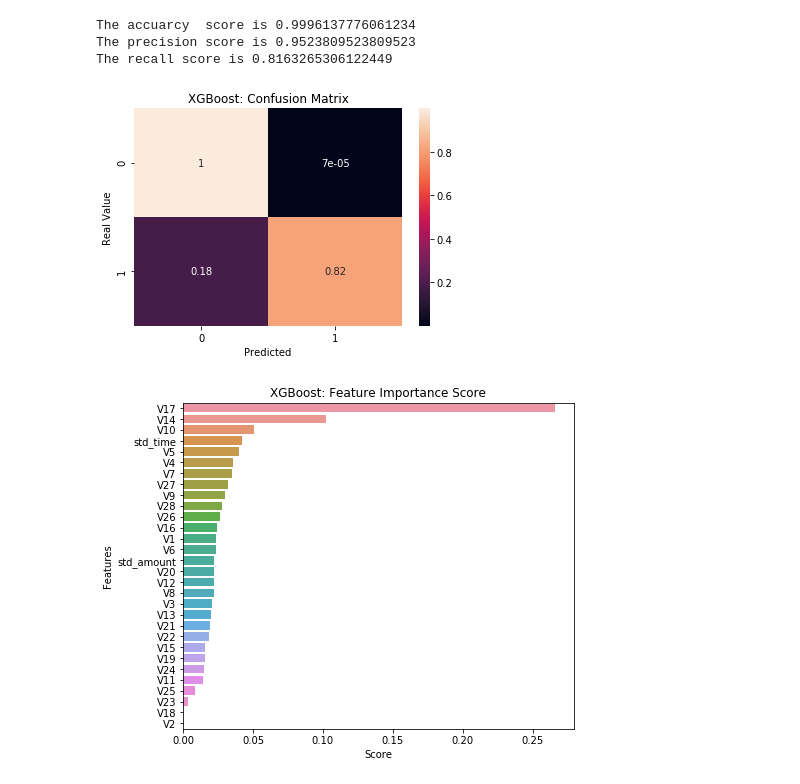
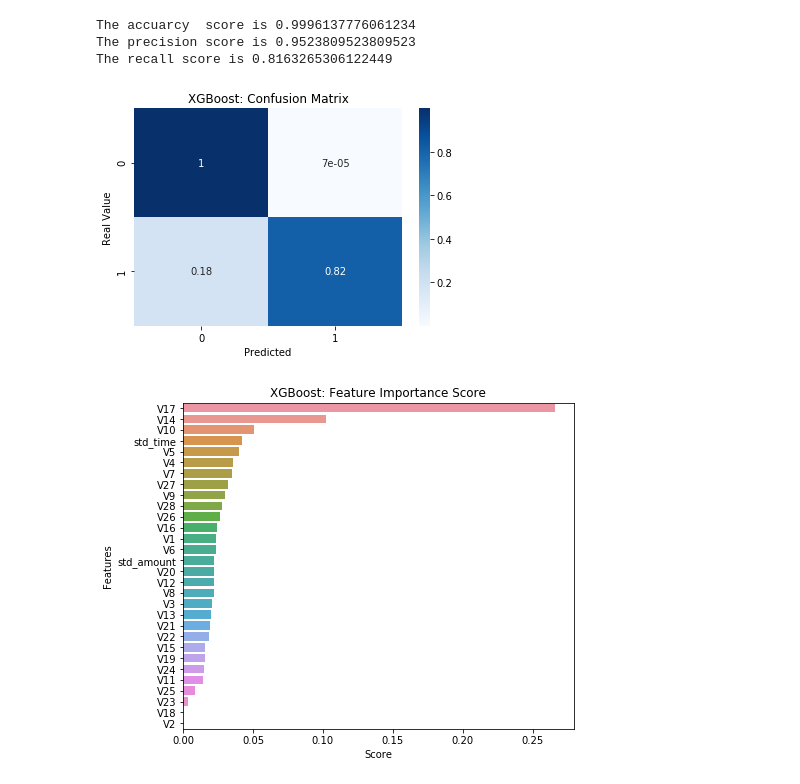
Before and after one commit to ipatel467/Credit-Card-Fraud-Detection, a Jupyter notebook: ML.ipynb, the cells around one changed output. Saved outputs shown, nothing was run; the diff lists cells and outputs as text; code cells hidden in the pictures.

```diff
--- a/ML.ipynb
+++ b/ML.ipynb
@@ -287,15 +285,15 @@ The recall score is 0.8163265306122449
 # %%
 # confusion matrix
 fig, ax = plt.subplots()
-sns.heatmap(confusion_matrix(y_test, xgb_y_preds, normalize='true'), annot=True, ax=ax)
+sns.heatmap(confusion_matrix(y_test, xgb_y_preds, normalize='true'), annot=True,cmap= 'Blues', ax=ax)
 
 ax.set_title("XGBoost: Confusion Matrix")
 ax.set_ylabel("Real Value")
 ax.set_xlabel("Predicted")
 
 plt.show()
 # %% [output]
-[figure, old version]
+[figure, new version]
 # %%
 xgb_feat_imp = pd.DataFrame(xgb.feature_importances_, index=X_train.columns).sort_values(by=0,ascending=False)
 # turning it into a Dataframe makes it easier to work with
```
Also changed, not shown: parts of 5 cells of this notebook.
